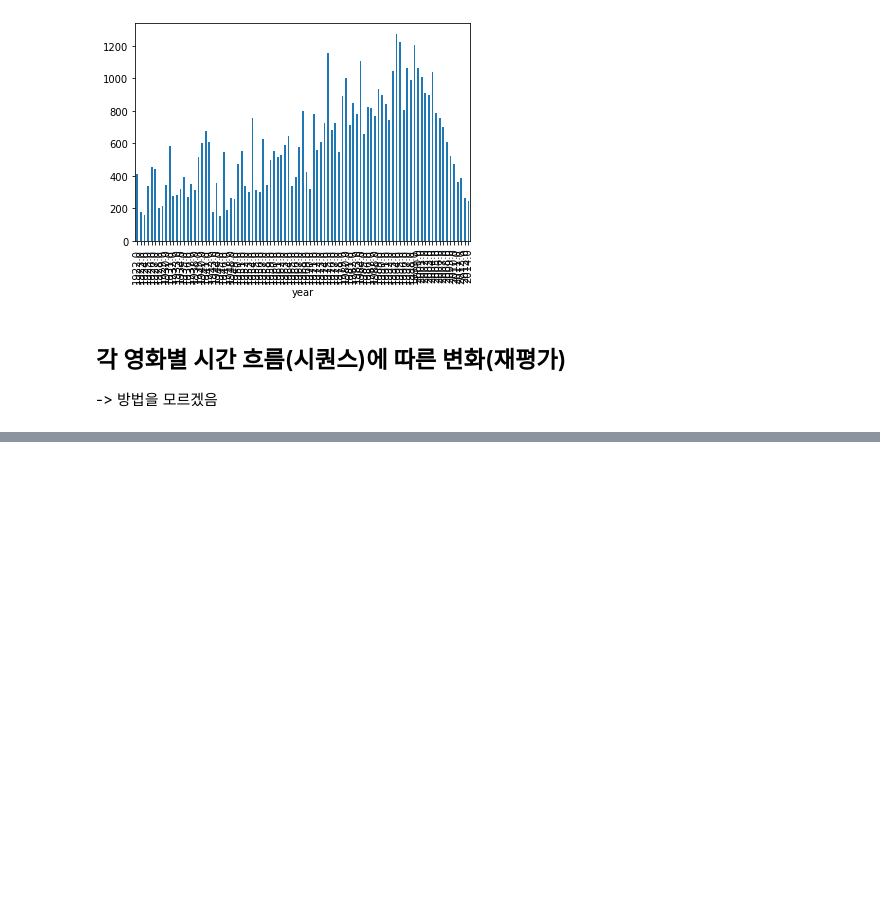
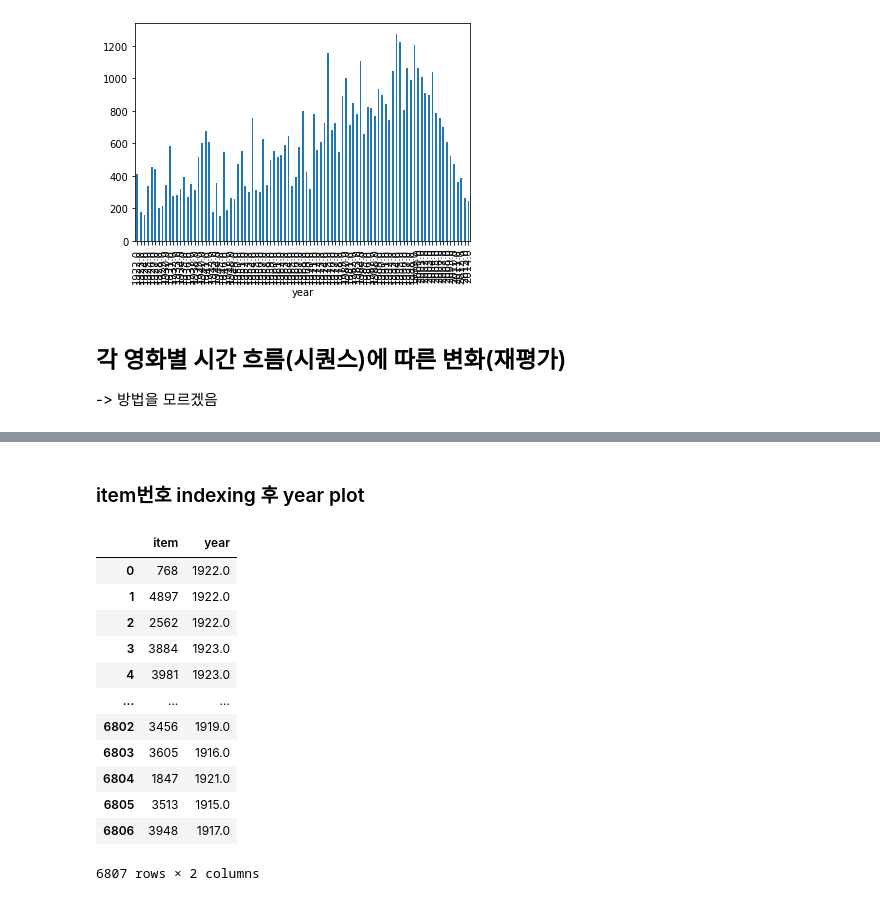
Before and after one commit to boostcampaitech4lv23recsys2/level2_movierecommendation_recsys-level2-recsys-08, a Jupyter notebook: EDA/EDA_lnh.ipynb, the cells around one changed output, grey strips where cells are left out. Saved outputs shown, nothing was run; the diff lists cells and outputs as text; code cells hidden in the pictures; blank space fills up the shorter version.

```diff
--- a/EDA/EDA_lnh.ipynb
+++ b/EDA/EDA_lnh.ipynb
@@ -423,0 +493,2 @@ train_user[train_user['user'] == 11]
+# %% [markdown]
+### item번호 indexing 후 year plot
@@ -423,0 +499,16 @@ train_user[train_user['user'] == 11]
+# %%
+year_df
+# %% [output]
+|  | item | year |
+| 0 | 768 | 1922.0 |
+| 1 | 4897 | 1922.0 |
+| 2 | 2562 | 1922.0 |
+| 3 | 3884 | 1923.0 |
+| 4 | 3981 | 1923.0 |
+| ... | ... | ... |
+| 6802 | 3456 | 1919.0 |
+| 6803 | 3605 | 1916.0 |
+| 6804 | 1847 | 1921.0 |
+| 6805 | 3513 | 1915.0 |
+| 6806 | 3948 | 1917.0 |
+6807 rows × 2 columns
```
Also changed, not shown: parts of 24 cells of this notebook.
